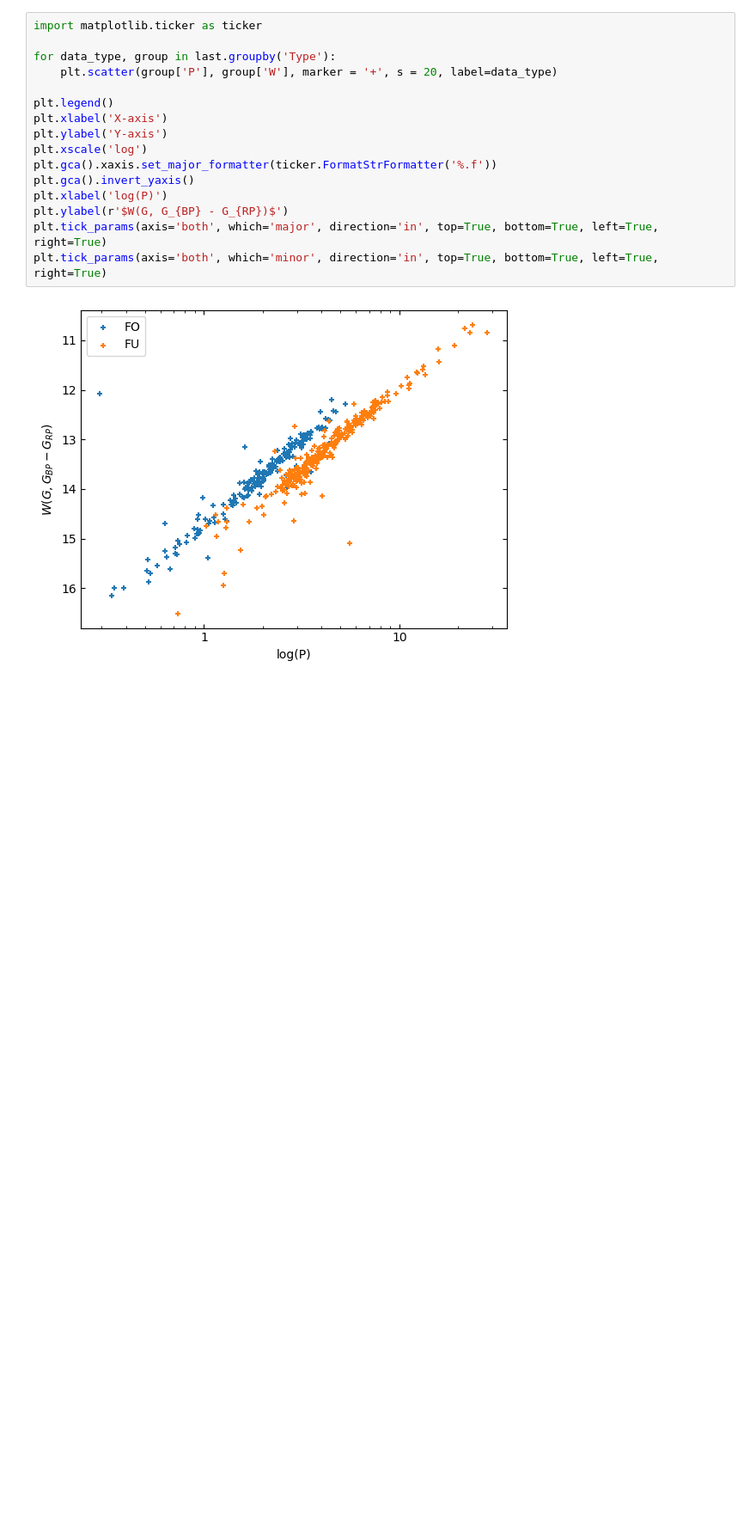
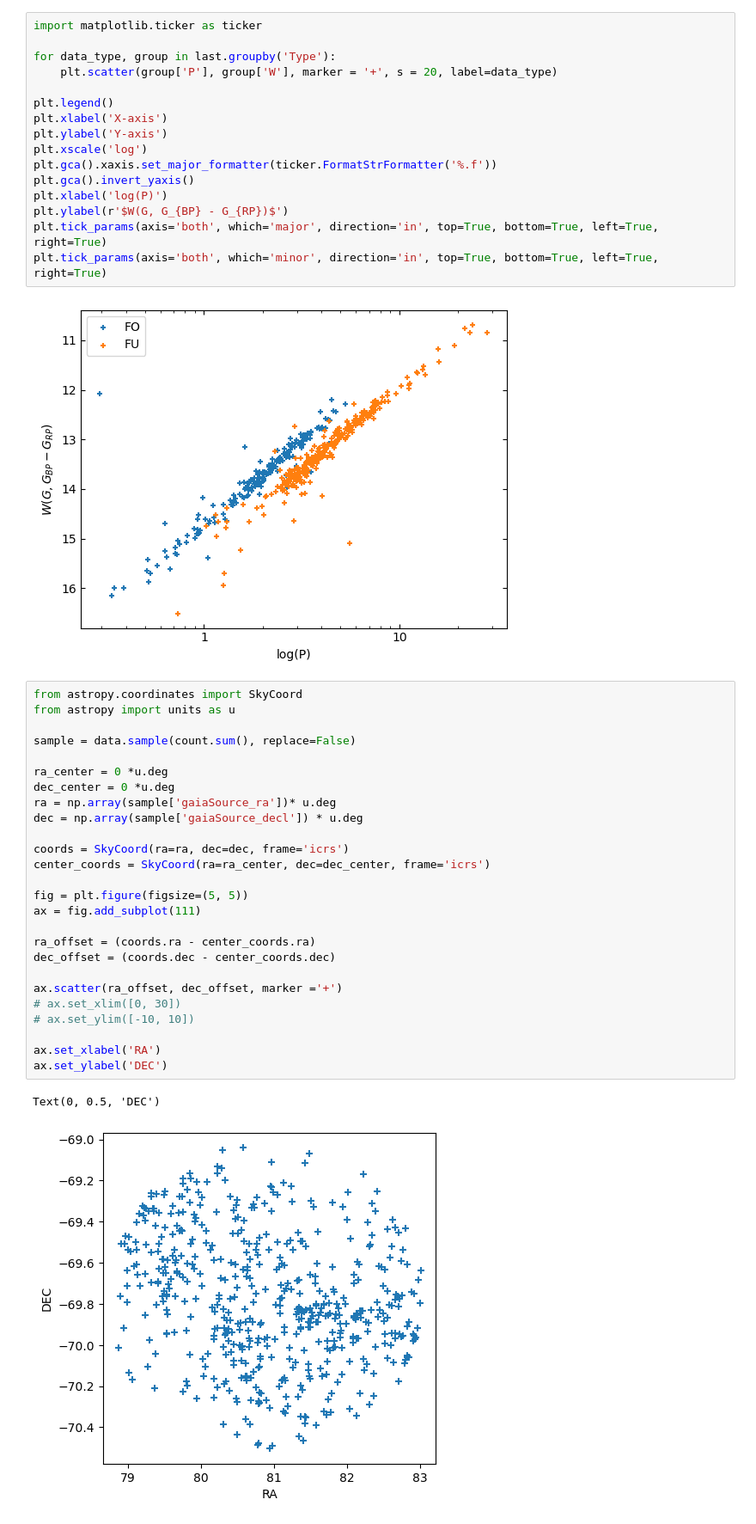
Before and after one commit to creastro/GAIA_Cepheids_lightcurve, a Jupyter notebook: pipeline.ipynb, the cells around one changed output. Shown: that part at 86% size. Saved outputs shown, nothing was run; the diff lists cells and outputs as text; blank space fills up the shorter version.

```diff
--- a/pipeline.ipynb
+++ b/pipeline.ipynb
@@ -356,3 +364,32 @@ plt.tick_params(axis='both', which='major', direction='in', top=True, bottom=Tru
 plt.tick_params(axis='both', which='minor', direction='in', top=True, bottom=True, left=True, right=True)
 # %% [output]
 [figure]
+# %%
+from astropy.coordinates import SkyCoord
+from astropy import units as u
+
+sample = data.sample(count.sum(), replace=False)
+
+ra_center = 0 *u.deg
+dec_center = 0 *u.deg
+ra = np.array(sample['gaiaSource_ra'])* u.deg
+dec = np.array(sample['gaiaSource_decl']) * u.deg
+
+coords = SkyCoord(ra=ra, dec=dec, frame='icrs')
+center_coords = SkyCoord(ra=ra_center, dec=dec_center, frame='icrs')
+
+fig = plt.figure(figsize=(5, 5))
+ax = fig.add_subplot(111)
+
+ra_offset = (coords.ra - center_coords.ra)
+dec_offset = (coords.dec - center_coords.dec)
+
+ax.scatter(ra_offset, dec_offset, marker ='+')
+# ax.set_xlim([0, 30])
+# ax.set_ylim([-10, 10])
+
+ax.set_xlabel('RA')
+ax.set_ylabel('DEC')
+# %% [output]
+Text(0, 0.5, 'DEC')
+[figure, added]
```
Also changed, not shown: parts of 10 cells of this notebook.
